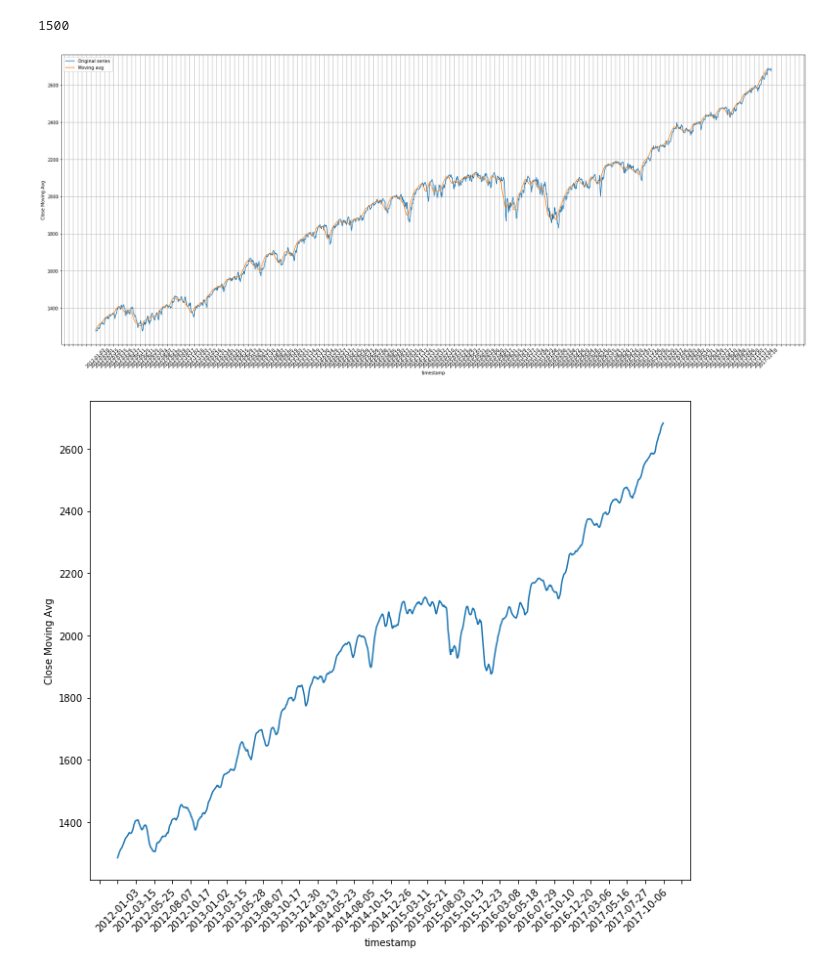
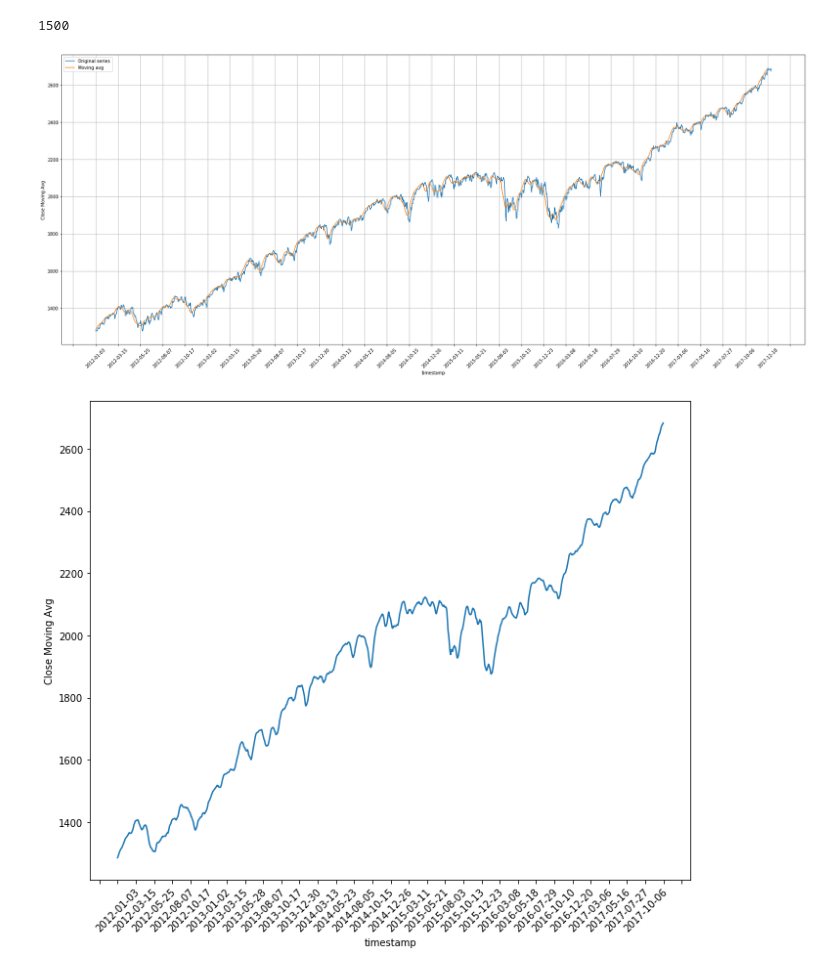
Before and after one commit to olonok69/Time-Series, a Jupyter notebook: Refined_Finance_SP500_diferent_NN_architectures.ipynb, the cells around one changed output. Cells and saved outputs as stored; diff of their text form; code cells hidden in the pictures.

```diff
--- a/Refined_Finance_SP500_diferent_NN_architectures.ipynb
+++ b/Refined_Finance_SP500_diferent_NN_architectures.ipynb
@@ -201,15 +201,15 @@ mvng_avg_df = pd.DataFrame({'Close Moving Avg': temp_close_mvng_avg, 'timestamp'
 # %%
 plt.figure(figsize = (30 , 12))
 sns.lineplot(x = dataframe['timestamp'], y = dataframe['close'])
 sns.lineplot(y = mvng_avg_df['Close Moving Avg'], x = mvng_avg_df['timestamp'])
 plt.xticks(rotation = 45)
 ax = plt.gca()
-ax.xaxis.set_major_locator(ticker.MultipleLocator(10))
+ax.xaxis.set_major_locator(ticker.MultipleLocator(50))
 plt.legend(['Original series', 'Moving avg'])
 plt.grid()
 plt.show()
 # %% [output]
-[figure, old version]
+[figure, new version]
 # %%
 sns.lineplot(y = mvng_avg_df['Close Moving Avg'], x = mvng_avg_df['timestamp'])
 plt.xticks(rotation = 45)
```
Also changed, not shown: parts of 10 cells of this notebook.
